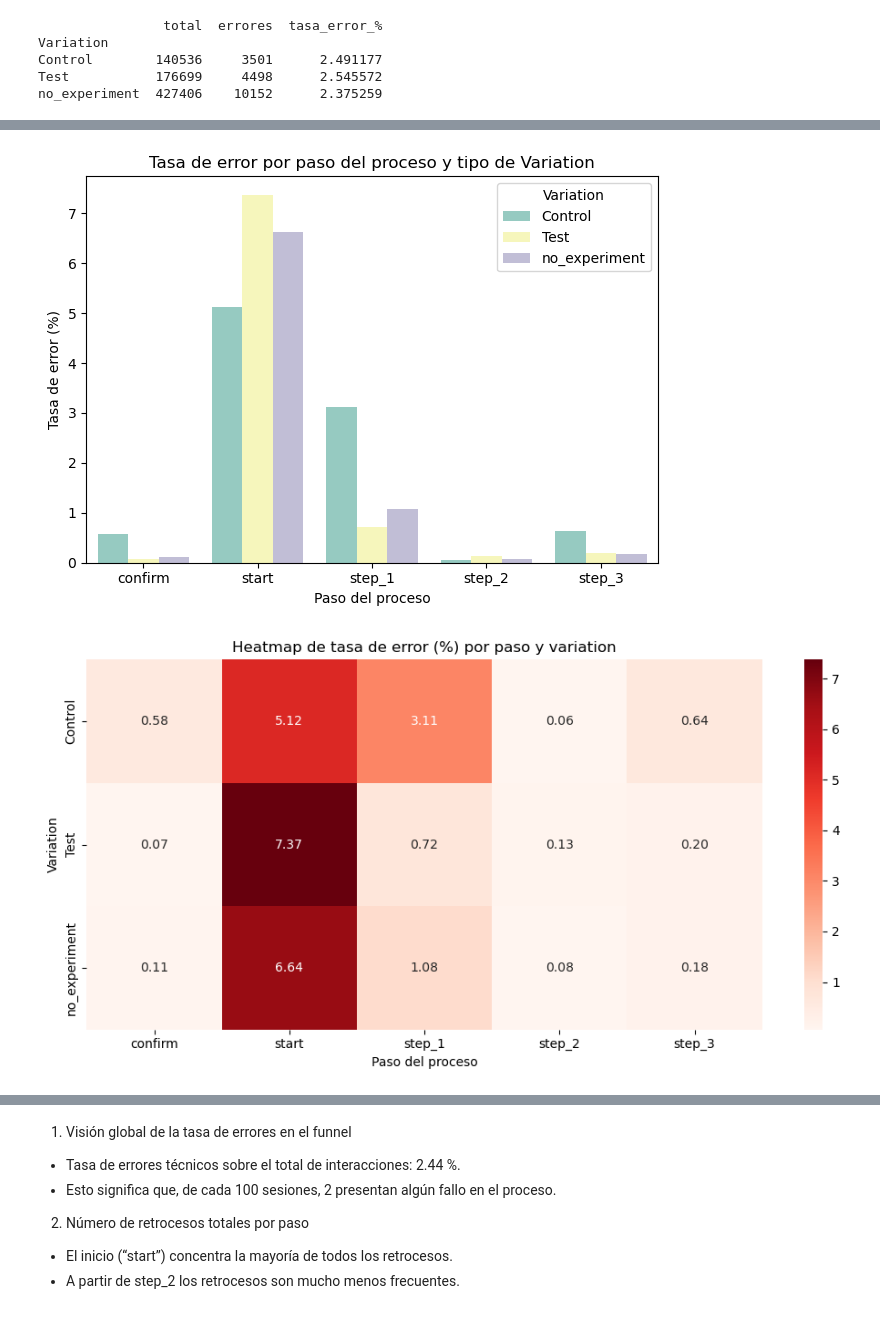
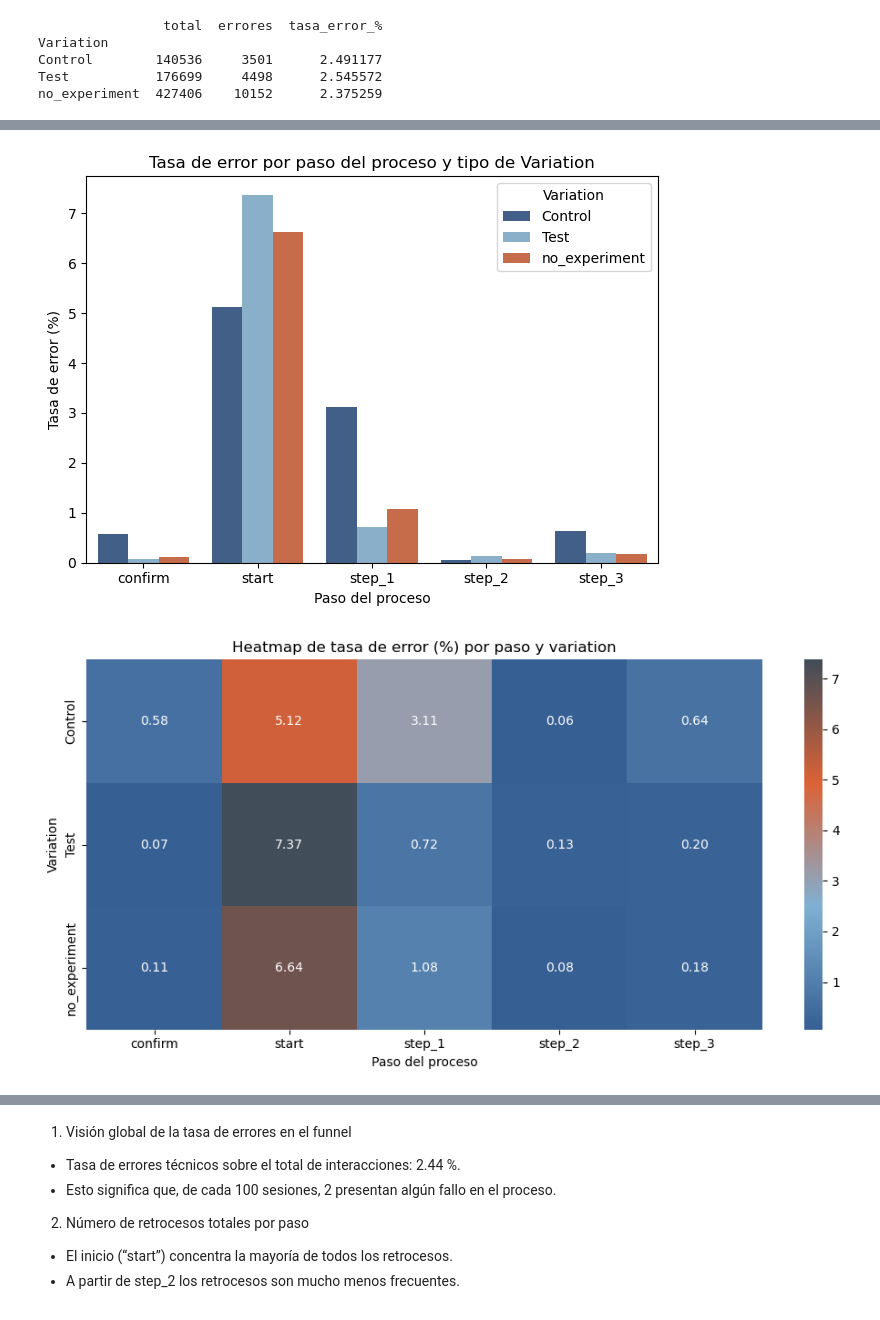
Before and after one commit to JimenezRoDA/vanguard-ab-test, a Jupyter notebook: notebooks/vanguard-ab-test.ipynb, the cells around one changed output, grey strips where cells are left out. Drawn from its saved outputs; the diff is of its cells as text; code cells hidden in the pictures.

Commit message:
Colores

```diff
--- a/notebooks/vanguard-ab-test.ipynb
+++ b/notebooks/vanguard-ab-test.ipynb
@@ -242,6 +243,8 @@ df.dropna(subset=['num_accts'], inplace=True)
 frequency_table = df['variation'].value_counts()
 frequency_table = frequency_table.loc[['Test', 'Control']]
 # %%
-frequency_table.plot.pie(autopct='%1.1f%%', startangle=90, colors=sns.color_palette("Set3"))
+managua_palette = ["#365F93", "#80B1D3", "#DC6236", "#414D58"]
+frequency_table.plot.pie(autopct='%1.1f%%', startangle=90)
+sns.set_palette(managua_palette)
 plt.show()
 # %% [output]
@@ -269,7 +272,8 @@ min         13.500000
 max         96.000000
 Name: clnt_age, dtype: float64
 # %%
-sns.histplot(data=df, x='clnt_age', hue='variation', kde=True, bins=30, palette="Set3")
+sns.set_palette(managua_palette)
+sns.histplot(data=df, x='clnt_age', hue='variation', kde=True, bins=30)
 plt.title('Distribución de edad de los clientes por grupo de variación')
 plt.xlabel('Edad del cliente')
 plt.ylabel('Cantidad de clientes')
@@ -792,5 +798,5 @@ Passing `palette` without assigning `hue` is deprecated and will be removed in v
 # %%
-sns.barplot(data=df_tasa_error_variation, x='process_step', y='tasa_error_%', hue='Variation', palette='Set3')
+sns.barplot(data=df_tasa_error_variation, x='process_step', y='tasa_error_%', hue='Variation', palette=managua_palette)
 
 plt.title('Tasa de error por paso del proceso y tipo de Variation')
 plt.ylabel('Tasa de error (%)')
@@ -799,20 +805,20 @@ plt.legend(title='Variation')
 plt.tight_layout()
 plt.show()
 # %% [output]
-[figure, old version]
+[figure, new version]
 # %%
 df_heatmap = df_tasa_error_variation.pivot(index='Variation', columns='process_step', values='tasa_error_%')
-
+managua_cmap = LinearSegmentedColormap.from_list("managua_cmap", managua_palette)
 plt.figure(figsize=(10, 5))
-sns.heatmap(df_heatmap, annot=True, fmt=".2f", cmap='Reds')
+sns.heatmap(df_heatmap, annot=True, fmt=".2f", cmap=managua_cmap)
 
 plt.title('Heatmap de tasa de error (%) por paso y variation')
 plt.ylabel('Variation')
 plt.xlabel('Paso del proceso')
 plt.tight_layout()
 plt.show()
 # %% [output]
-[figure, old version]
+[figure, new version]
 # %%
 #Tasa de errores por variación
 df_errores = df_web_sorted[df_web_sorted['es_error'] == True]
```
Also changed, not shown: parts of 75 cells of this notebook.
